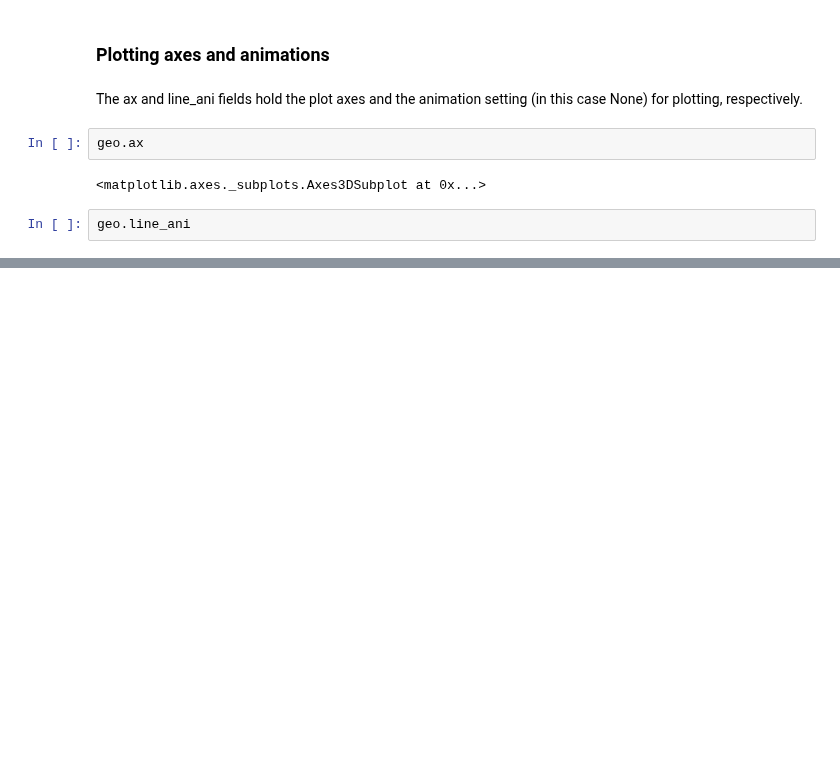
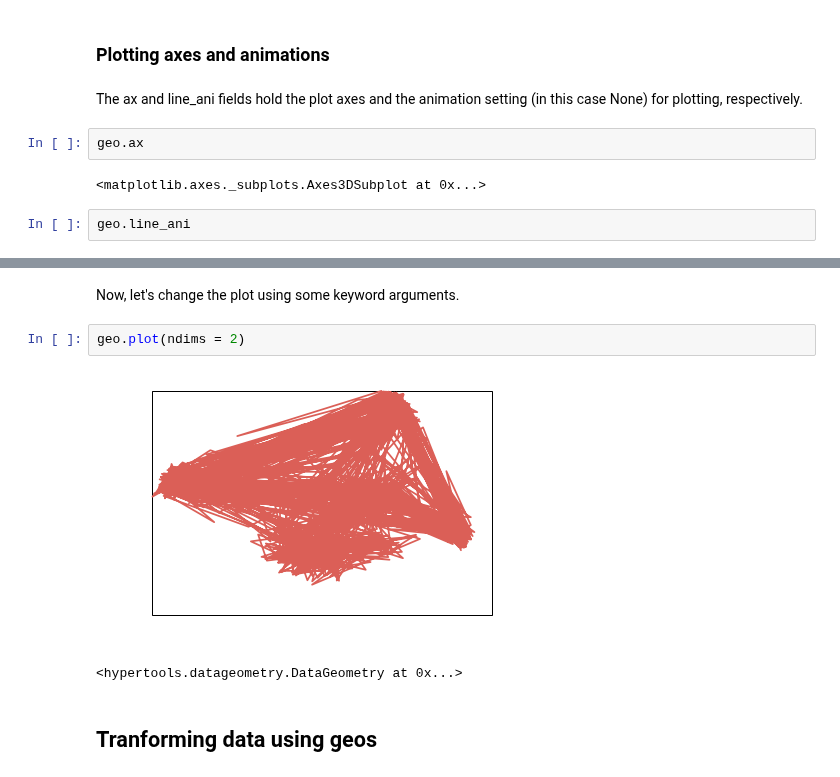
Before and after one commit to ContextLab/hypertools, a Jupyter notebook: tutorials/hypGeo_tutorial.ipynb, the cells around one changed output, grey strips where cells are left out. Cells and saved outputs as stored; diff of their text form; blank space fills up the shorter version.

```diff
--- a/tutorials/hypGeo_tutorial.ipynb
+++ b/tutorials/hypGeo_tutorial.ipynb
@@ -106,0 +120,9 @@ geo.line_ani
+# %% [markdown]
+Now, let's change the plot using some keyword arguments.
+# %%
+geo.plot(ndims = 2)
+# %% [output]
+[figure, added]
+<hypertools.datageometry.DataGeometry at 0x...>
+# %% [markdown]
+## Tranforming data using geos
```
Also changed, not shown: parts of 11 cells of this notebook.
